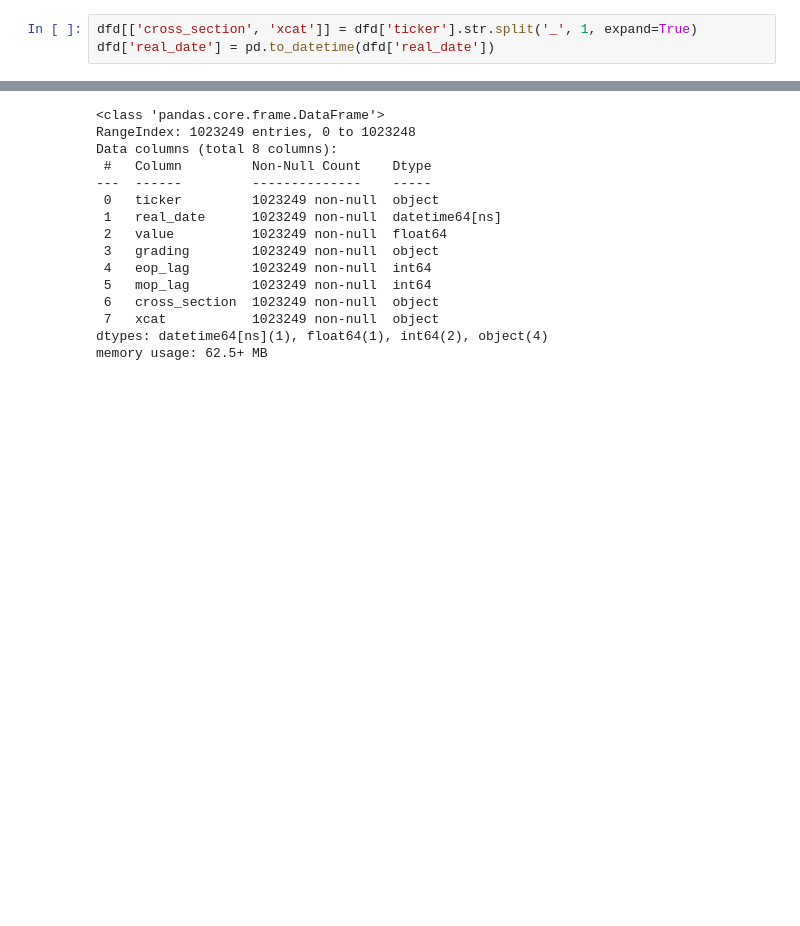
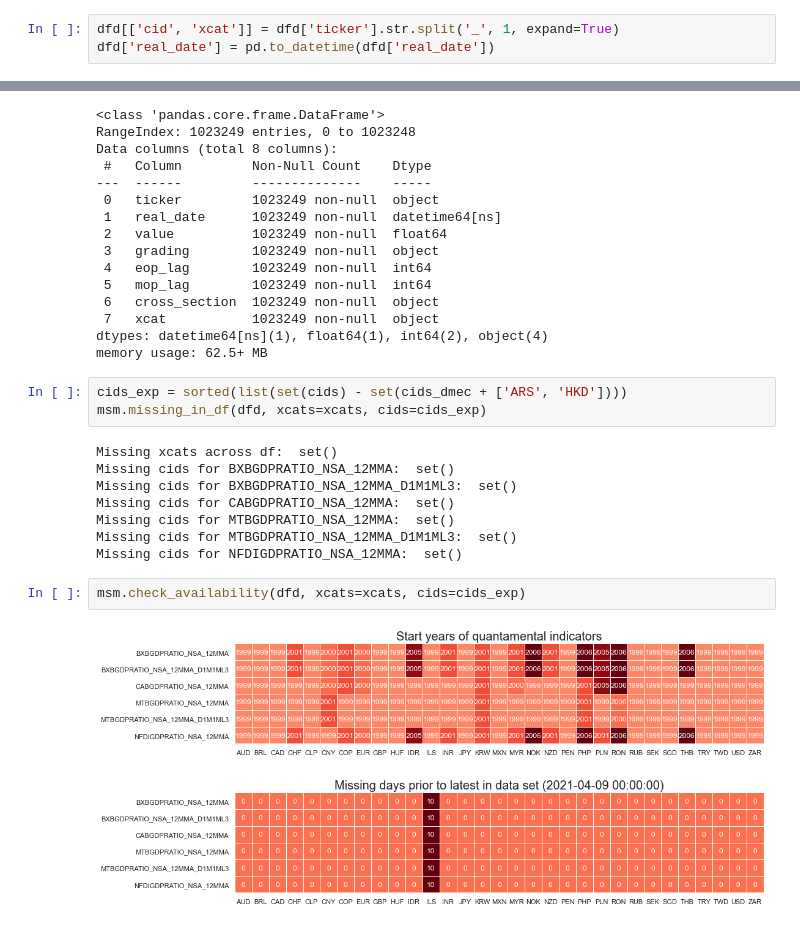
Before and after one commit to macrosynergy/macrosynergy, a Jupyter notebook: notebooks/reviews/quantamental/test.ipynb, the cells around one changed output, grey strips where cells are left out. Drawn from its saved outputs; the diff is of its cells as text; blank space fills up the shorter version.

```diff
--- a/notebooks/reviews/quantamental/test.ipynb
+++ b/notebooks/reviews/quantamental/test.ipynb
@@ -40,7 +40,7 @@ if from_DB:
 else:
     dfd = pd.read_feather(f'{path_to_feather}dfd_xbr_qmtl.ftr')
 # %%
-dfd[['cross_section', 'xcat']] = dfd['ticker'].str.split('_', 1, expand=True)
+dfd[['cid', 'xcat']] = dfd['ticker'].str.split('_', 1, expand=True)
 dfd['real_date'] = pd.to_datetime(dfd['real_date'])
 # %%
 dfd.info()
@@ -60,3 +60,19 @@ Data columns (total 8 columns):
  7   xcat           1023249 non-null  object
 dtypes: datetime64[ns](1), float64(1), int64(2), object(4)
 memory usage: 62.5+ MB
+# %%
+cids_exp = sorted(list(set(cids) - set(cids_dmec + ['ARS', 'HKD'])))
+msm.missing_in_df(dfd, xcats=xcats, cids=cids_exp)
+# %% [output]
+Missing xcats across df:  set()
+Missing cids for BXBGDPRATIO_NSA_12MMA:  set()
+Missing cids for BXBGDPRATIO_NSA_12MMA_D1M1ML3:  set()
+Missing cids for CABGDPRATIO_NSA_12MMA:  set()
+Missing cids for MTBGDPRATIO_NSA_12MMA:  set()
+Missing cids for MTBGDPRATIO_NSA_12MMA_D1M1ML3:  set()
+Missing cids for NFDIGDPRATIO_NSA_12MMA:  set()
+# %%
+msm.check_availability(dfd, xcats=xcats, cids=cids_exp)
+# %% [output]
+[figure, added]
+[figure, added]
```
Also changed, not shown: parts of 1 cell of this notebook, 5 other files.
